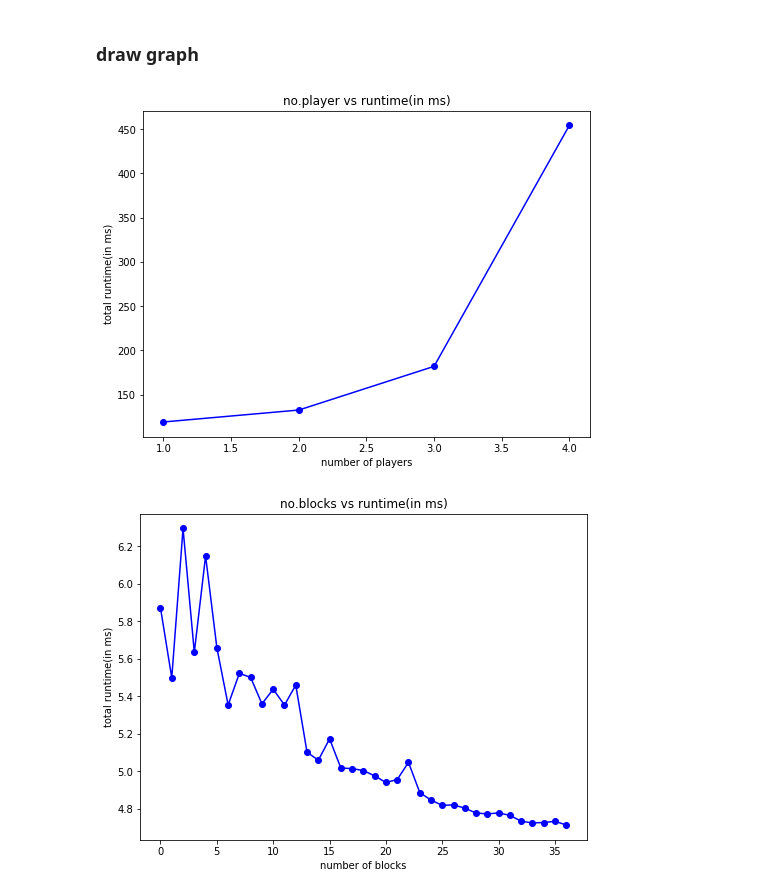
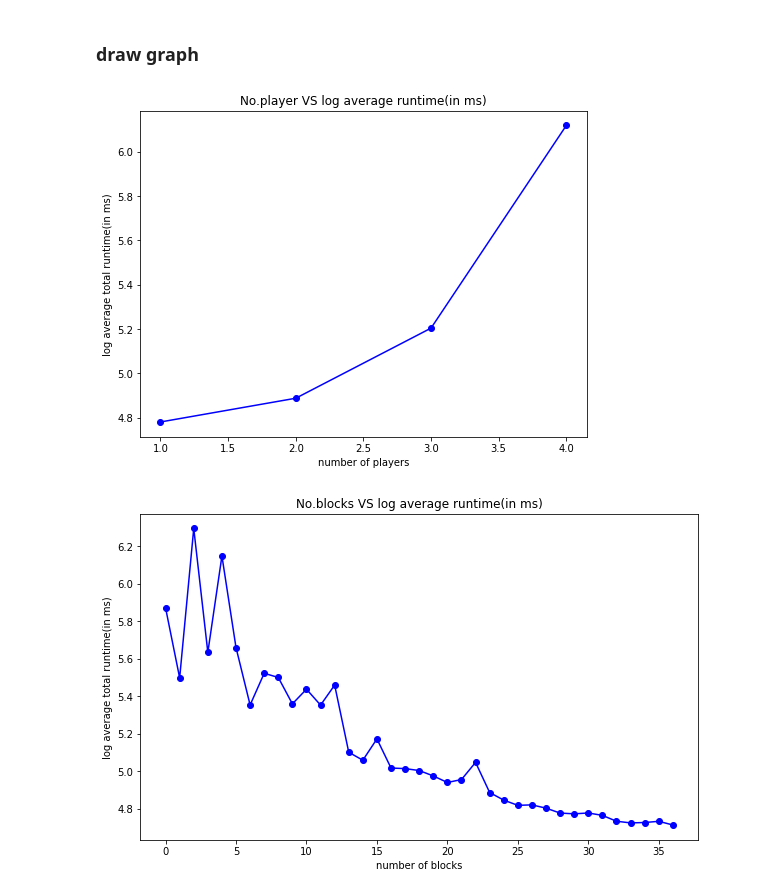
Before and after one commit to yangxvlin/Board-Game-Chexer-AI, a Jupyter notebook: project1/report.ipynb, the cells around one changed output. Drawn from its saved outputs; the diff is of its cells as text; code cells hidden in the pictures.

```diff
--- a/project1/report.ipynb
+++ b/project1/report.ipynb
@@ -80,43 +81,42 @@ for i, group in grouped:
     p_preprocess_time.append(group['preprocess time(in ms)'].mean())
     p_execution_time.append(p_runtime[len(p_runtime) - 1] - p_preprocess_time[len(p_preprocess_time) - 1])
 
+log_p_runtime = list(map(log, p_runtime))
 
 plt.figure(figsize = [8, 6])
 
-plt.plot(players, p_runtime, "bo-")
-plt.title("no.player vs runtime(in ms)")
+plt.plot(players, log_p_runtime, "bo-")
+plt.title("No.player VS log average runtime(in ms)")
 plt.xlabel("number of players")
-plt.ylabel("total runtime(in ms)")
+plt.ylabel("log average total runtime(in ms)")
 plt.show()
 # %% [output]
-[figure, old version]
+[figure, new version]
 # %%
 grouped = summary.groupby('number of blocks')
 b_runtime = []
 b_preprocess_time = []
 b_execution_time = []
 blocks = []
 for i, group in grouped:
     blocks.append(i)
     b_runtime.append(group['runtime(in ms)'].mean())
     b_preprocess_time.append(group['preprocess time(in ms)'].mean())
     b_execution_time.append(b_runtime[len(b_runtime) - 1] - b_preprocess_time[len(b_preprocess_time) - 1])
 
 
-from math import log
+log_b_runtime = list(map(log, b_runtime))
 
-loged = list(map(log, b_runtime))
-
-plt.figure(figsize = [8, 6])
+plt.figure(figsize = [10, 6])
 
 # plt.plot(blocks, b_runtime, "bo-")
-plt.plot(blocks, loged, "bo-")
-plt.title("no.blocks vs runtime(in ms)")
+plt.plot(blocks, log_b_runtime, "bo-")
+plt.title("No.blocks VS log average runtime(in ms)")
 plt.xlabel("number of blocks")
-plt.ylabel("total runtime(in ms)")
+plt.ylabel("log average total runtime(in ms)")
 plt.show()
 # %% [output]
-[figure, old version]
+[figure, new version]
 # %%
 grouped = summary.groupby('relative error')
 r_runtime = []
```
Also changed, not shown: parts of 6 cells of this notebook.
